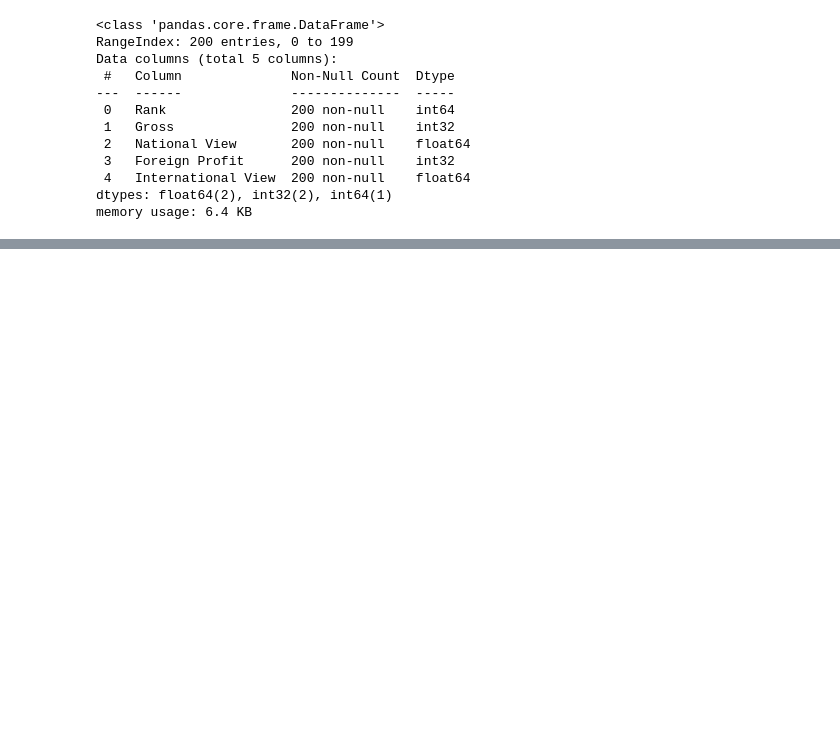
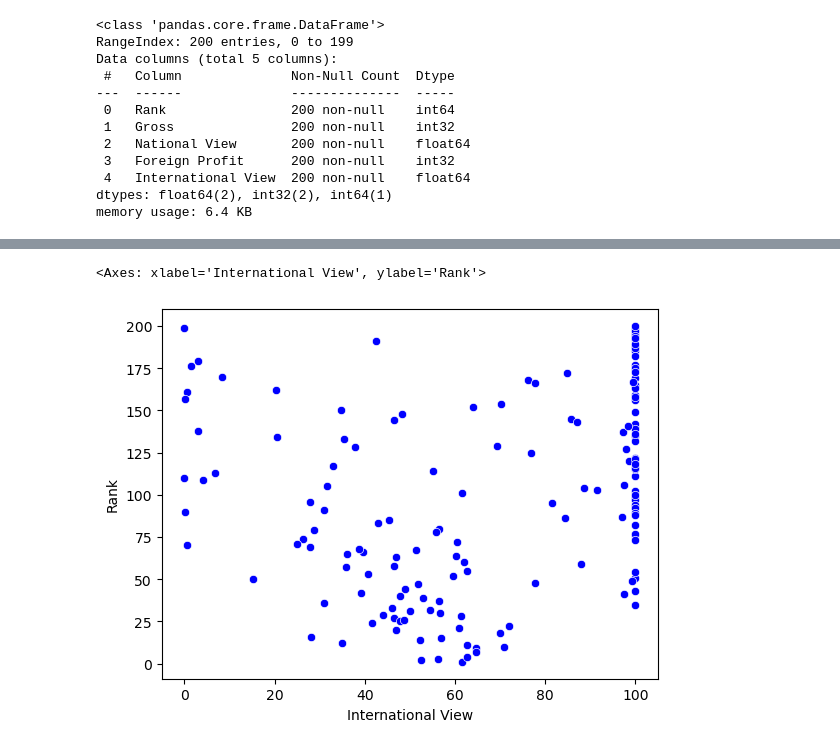
Before and after one commit to Razakhan143/AI-Artificial-Inteligence-, a Jupyter notebook: ML practice/Feature Engineering/normalization.ipynb, the cells around one changed output, grey strips where cells are left out. Saved outputs shown, nothing was run; the diff lists cells and outputs as text; code cells hidden in the pictures; blank space fills up the shorter version.

```diff
--- a/ML practice/Feature Engineering/normalization.ipynb
+++ b/ML practice/Feature Engineering/normalization.ipynb
@@ -59,0 +200,5 @@ memory usage: 6.4 KB
+# %%
+sns.scatterplot(x=unScaled['International View'], y=unScaled['Rank'],  color='blue')
+# %% [output]
+<Axes: xlabel='International View', ylabel='Rank'>
+[figure, added]
```
Also changed, not shown: parts of 12 cells of this notebook.
